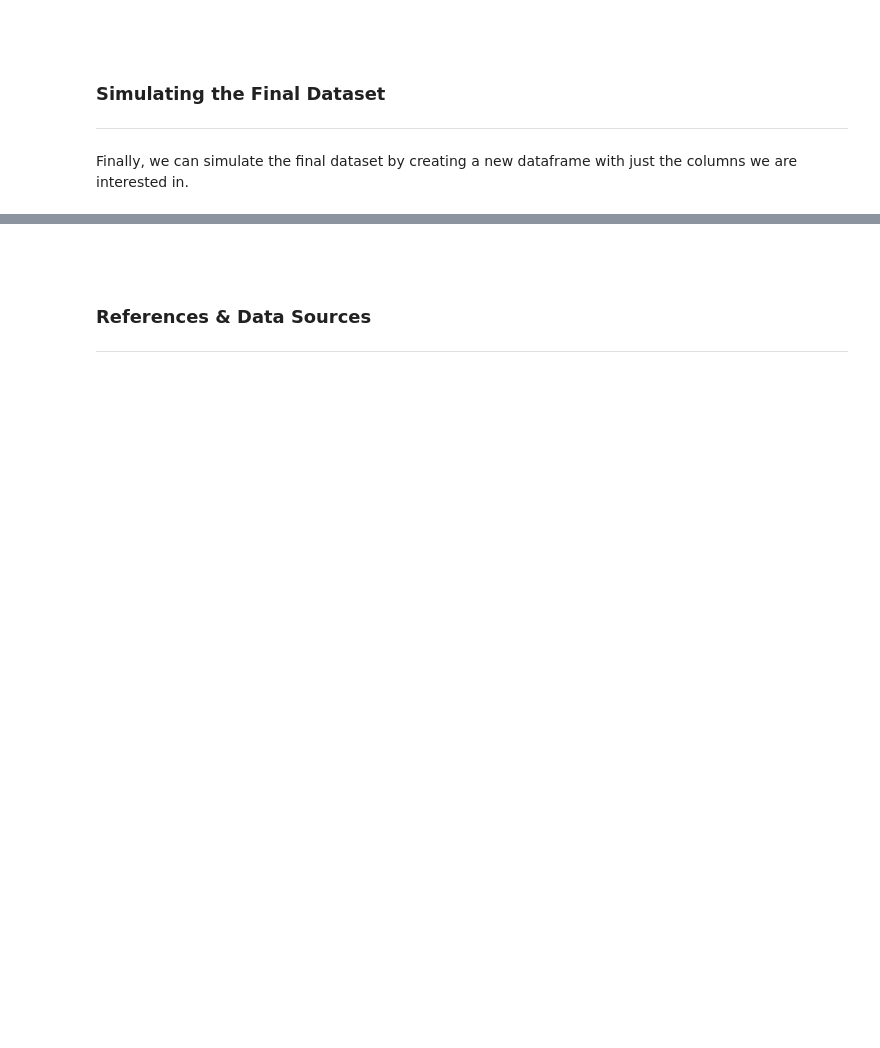
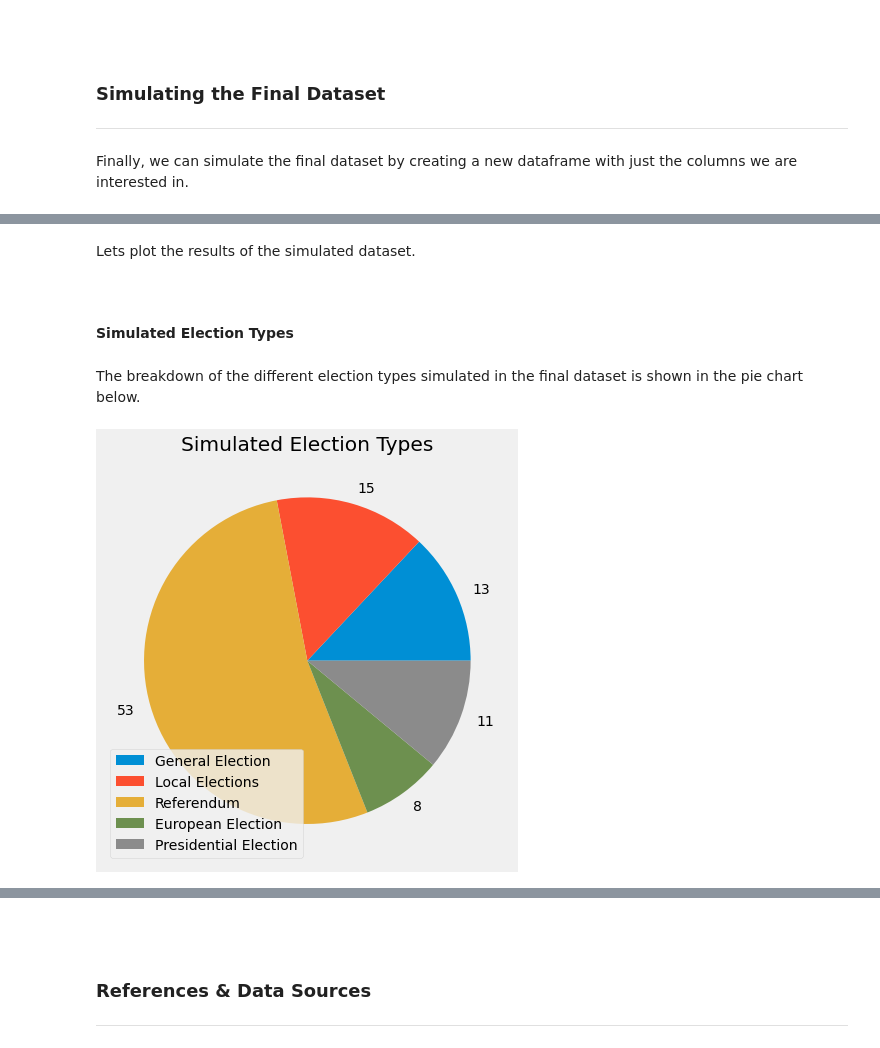
Before and after one commit to G00398258/progda_project, a Jupyter notebook: progda_project.ipynb, the cells around one changed output, grey strips where cells are left out. Saved outputs shown, nothing was run; the diff lists cells and outputs as text; code cells hidden in the pictures; blank space fills up the shorter version.

Commit message:
Possibly my final commit - added plots to visualise dataset simulated and finished off readme file

```diff
--- a/progda_project.ipynb
+++ b/progda_project.ipynb
@@ -647,0 +670,45 @@ df_dataset
+# %% [markdown]
+Lets plot the results of the simulated dataset.
+# %%
+# Storing only result of 'voted' & 'abstained' in separate dataframes
+df_voted = df_dataset[df_dataset['Voted/Abstained'] == 'voted']
+df_abstained = df_dataset[df_dataset['Voted/Abstained'] == 'abstained']
+
+# Creating some variables showing count of each variabe from these dataframes for use in plots
+urban_voted = df_voted['Location'].str.count('urban').sum()
+rural_voted = df_voted['Location'].str.count('rural').sum()
+urban_ab = df_abstained['Location'].str.count('urban').sum()
+rural_ab = df_abstained['Location'].str.count('rural').sum()
+
+voted_1824 = df_voted['Age Group'].str.count('18-24').sum()
+voted_2554 = df_voted['Age Group'].str.count('25-54').sum()
+voted_5564 = df_voted['Age Group'].str.count('55-64').sum()
+voted_65plus = df_voted['Age Group'].str.count('65+').sum()
+
+# Creating variables to represent total #s generated in dataset
+gen_sim = df_dataset['Election Type'].str.count('general').sum()
+loc_sim = df_dataset['Election Type'].str.count('local').sum()
+ref_sim = df_dataset['Election Type'].str.count('referendum').sum()
+eu_sim = df_dataset['Election Type'].str.count('european').sum()
+pres_sim = df_dataset['Election Type'].str.count('presidential').sum()
+# %% [markdown]
+<br>
+# %% [markdown]
+**Simulated Election Types**
+# %% [markdown]
+The breakdown of the different election types simulated in the final dataset is shown in the pie chart below.
+# %%
+# Setting the style and figure size
+plt.style.use('fivethirtyeight')
+plt.rcParams['figure.figsize'] = [12, 7]
+
+# Plotting all simulated election types in a pie chart
+pielabels = ('General Election', 'Local Elections', 'Referendum', 'European Election', 'Presidential Election')
+piedata = (gen_sim, loc_sim, ref_sim, eu_sim, pres_sim)
+
+plt.pie(piedata, labels = piedata)
+plt.legend(pielabels)
+plt.title('Simulated Election Types')
+plt.show()
+# %% [output]
+[figure, added]
```
Also changed, not shown: parts of 25 cells of this notebook, 2 other files.
